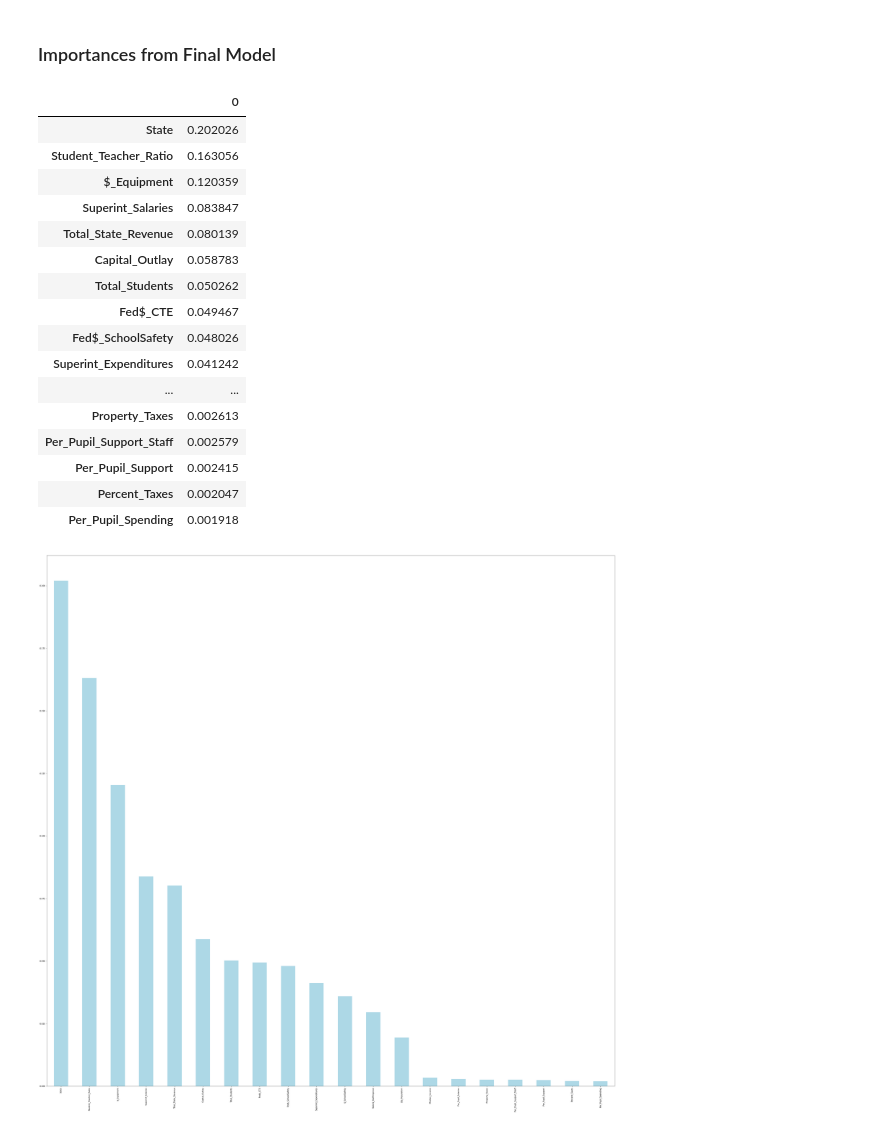
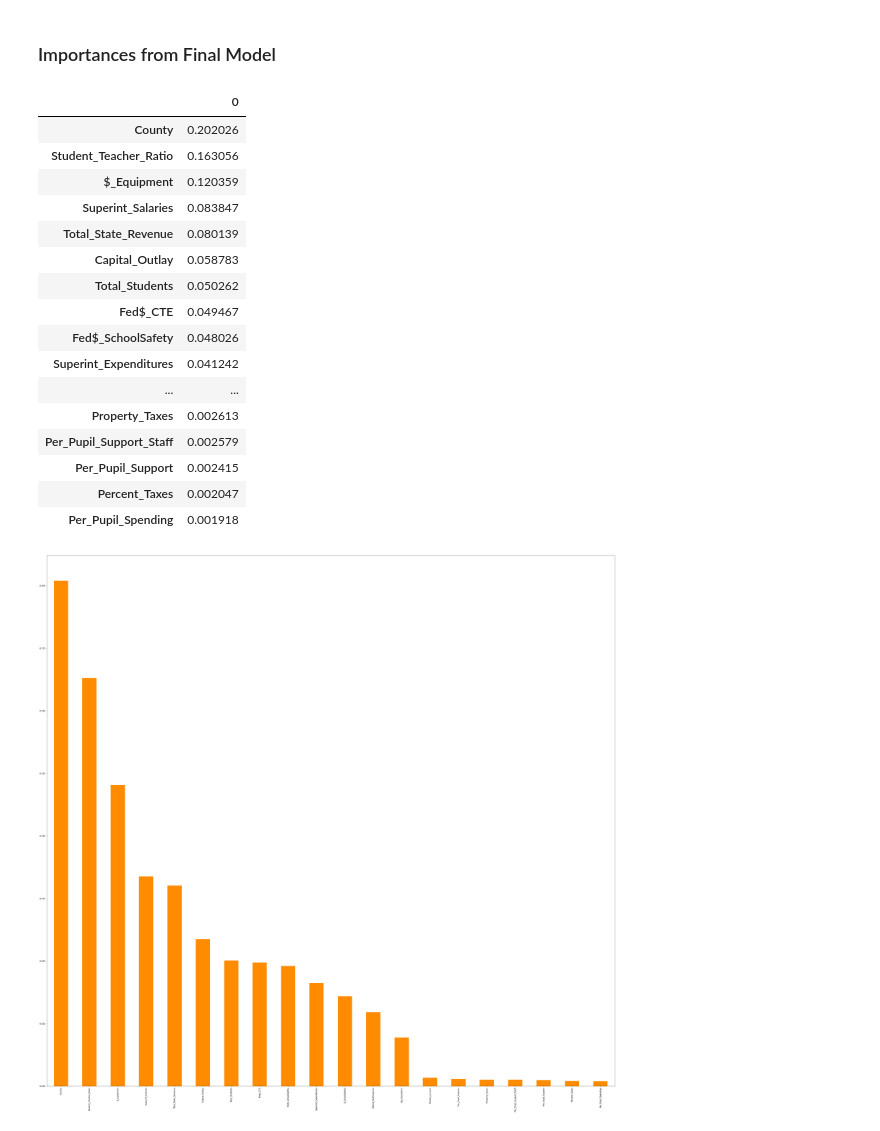
Before and after one commit to alexiskedo/Predicting-School-Performance, a Jupyter notebook: Preprocessing & Modeling.ipynb, the cells around one changed output. Drawn from its saved outputs; the diff is of its cells as text; code cells hidden in the pictures.

```diff
--- a/Preprocessing & Modeling.ipynb
+++ b/Preprocessing & Modeling.ipynb
@@ -1024,5 +1014,5 @@ ROC-AUC: 0.746894845585037
 # %%
-final_model = df4.rename({'FIPST':'State','C16':'Fed$_SchoolSafety','C19':'Fed$_CTE','TSTREV':'Total_State_Revenue','C04':'State$_StaffImprove','E08':'Superint_Expenditures','TCAPOUT':'Capital_Outlay','K09':'$_Equipment','V15':'Superint_Salaries','C17':'$_SchoolSafety'}, axis=1
+final_model = df4.rename({'FIPST':'County','C16':'Fed$_SchoolSafety','C19':'Fed$_CTE','TSTREV':'Total_State_Revenue','C04':'State$_StaffImprove','E08':'Superint_Expenditures','TCAPOUT':'Capital_Outlay','K09':'$_Equipment','V15':'Superint_Salaries','C17':'$_SchoolSafety'}, axis=1
                          )
 # %%
 final_model.head()
@@ -1043,7 +1033,7 @@ rf_importances4 = pd.DataFrame(index=final_model.columns, data=final_importances
 rf_importances4
 # %% [output]
 |  | 0 |
-| State | 0.202026 |
+| County | 0.202026 |
 | Student_Teacher_Ratio | 0.163056 |
 | $_Equipment | 0.120359 |
 | Superint_Salaries | 0.083847 |
@@ -1061,6 +1051,7 @@ rf_importances4
 | Per_Pupil_Spending | 0.001918 |
 # %%
 # plot feature importance
-rf_importances4.plot(kind='bar', legend=False, color='lightblue', figsize=(50,48));
+rf_importances4.plot(kind='bar', legend=False, color='darkorange', figsize=(50,48));
+pl.savefig('Final Feature Importances')
 # %% [output]
-[figure, old version]
+[figure, new version]
```
Also changed, not shown: parts of 26 cells of this notebook, 10 other files.
